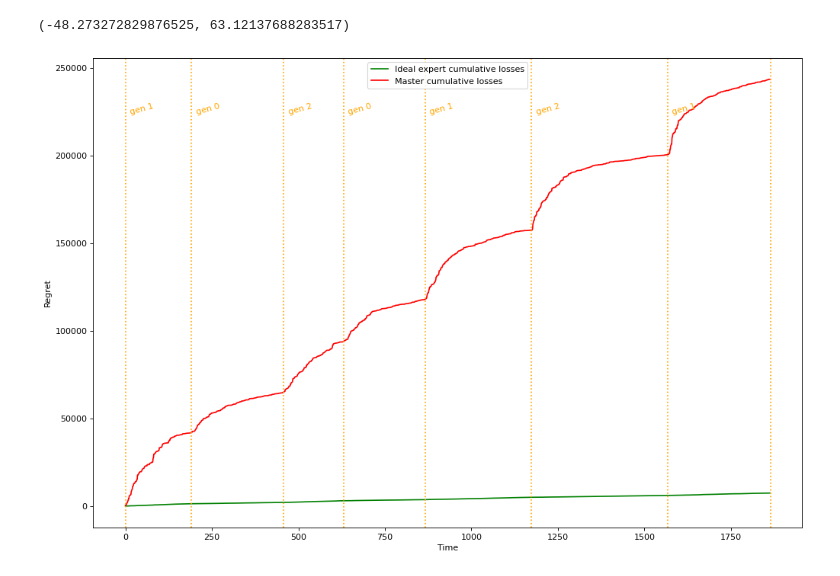
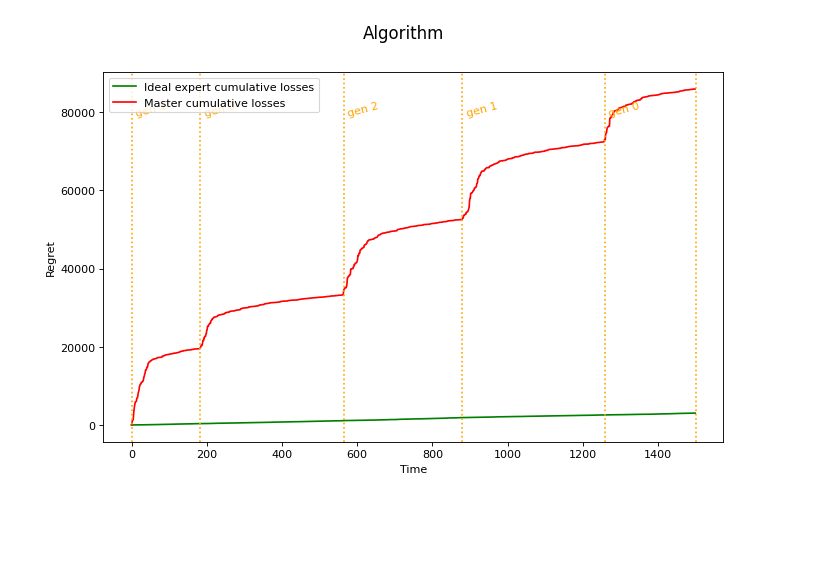
Before and after one commit to intsystems/2024-Project-125, a Jupyter notebook: code/show.ipynb, the cells around one changed output. Drawn from its saved outputs; the diff is of its cells as text; code cells hidden in the pictures; blank space fills up the shorter version.

```diff
--- a/code/show.ipynb
+++ b/code/show.ipynb
@@ -15,10 +18,13 @@ from algorithm import Algorithm
 # %%
 series_type = "default"
+from_start = False
+a, b = -40, 40
+train_window = 10
 
 # Cоздание синтезатора, cпособного создавать workers_num наборов параметров, для каждого из которых генерировать временные ряды.
 # Сигнал - случайный вектор из нормального распределения. Отклик - скалярное произведение сигнала на вектор весов плюс нормальный шум из N(0,1)
-synt = Synthesizer(series_type, dim=10, low=-10, high=10,
-                   noise_var=1, workers_num=3, random_seed=177)
+synt = Synthesizer(series_type, dim=10, low=-10, high=10, clip=(a, b),
+                   noise_var=1, workers_num=3, random_seed=89)
 
 # Создание генератора данных, склеивающего разнородные временные ряды в один
 # В данном случае источник рядов - наш синтезатор
@@ -26,7 +32,7 @@ gen = Generator(series_type, synt)
 
 # Получение итогового временного ряда путем получения от синтезатора pieces_num временных рядов
 # произвольного размера из [lower_bound, upper_bound) и их последующей склейки
-gen.generate(pieces_num=10, lower_bound=100, upper_bound=400, alternating=True)
+gen.generate(length=1500, from_start=from_start, lower_bound=100, upper_bound=400, alternating=True)
 # %%
 # gen.show_time_series()
 # %%
@@ -43,10 +40,10 @@ algo.run()
-# %%
-algo.a, algo.b
-# %% [output]
-(-48.273272829876525, 63.12137688283517)
-# %%
-fig, axes = algo.draw_all(show=["master", "ideal"], show_experts=[], show_from_start=False,
-                          show_axes=["regret"], height_ratios=[1], fig_size=(15, 10))
-# fig.savefig("fig.png")
-# %% [output]
-[figure, removed]
+# %%
+gen.launch()
+algo = Algorithm(series_type, gen, train_window=train_window, a=a, b=b, init_pretrained=False)
+algo.run()
+algo.post_calculations(from_start=from_start)
+# %%
+algo.draw_all(show=["master", "ideal"], show_experts=[],
+                          show_axes=["regret"], height_ratios=[1], fig_size=(10, 6))
+# %% [output]
+[figure, added]
```
Also changed, not shown: parts of 2 cells of this notebook, 8 other files.
